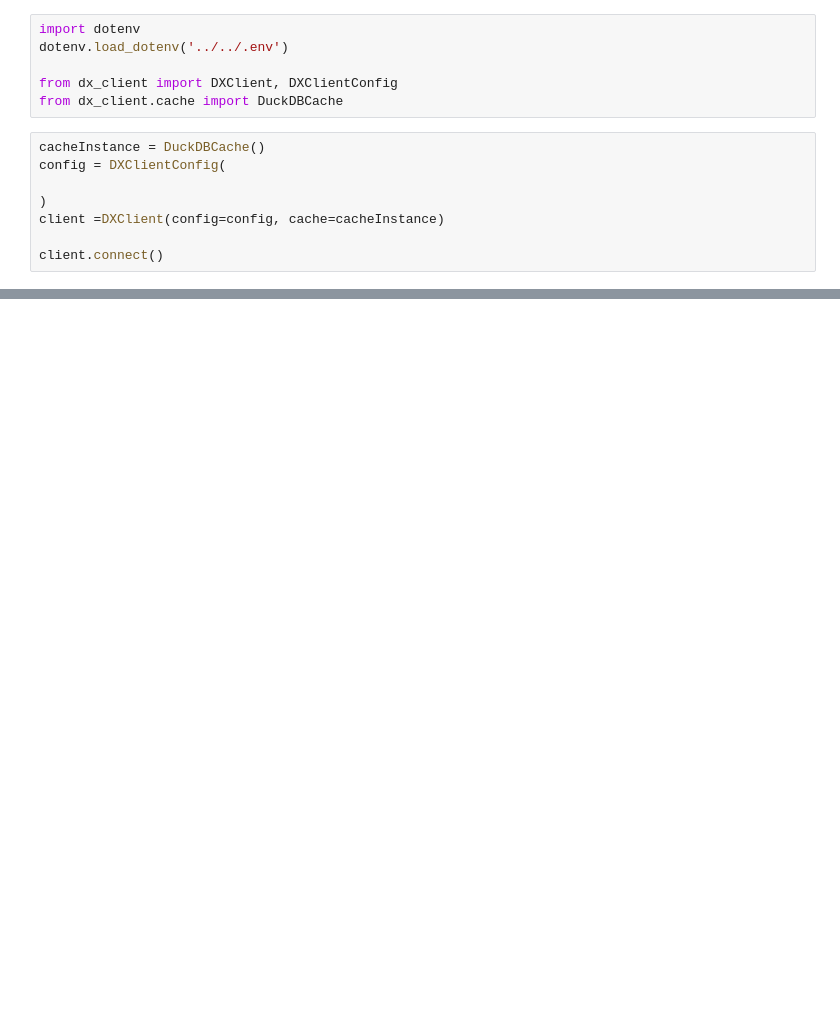
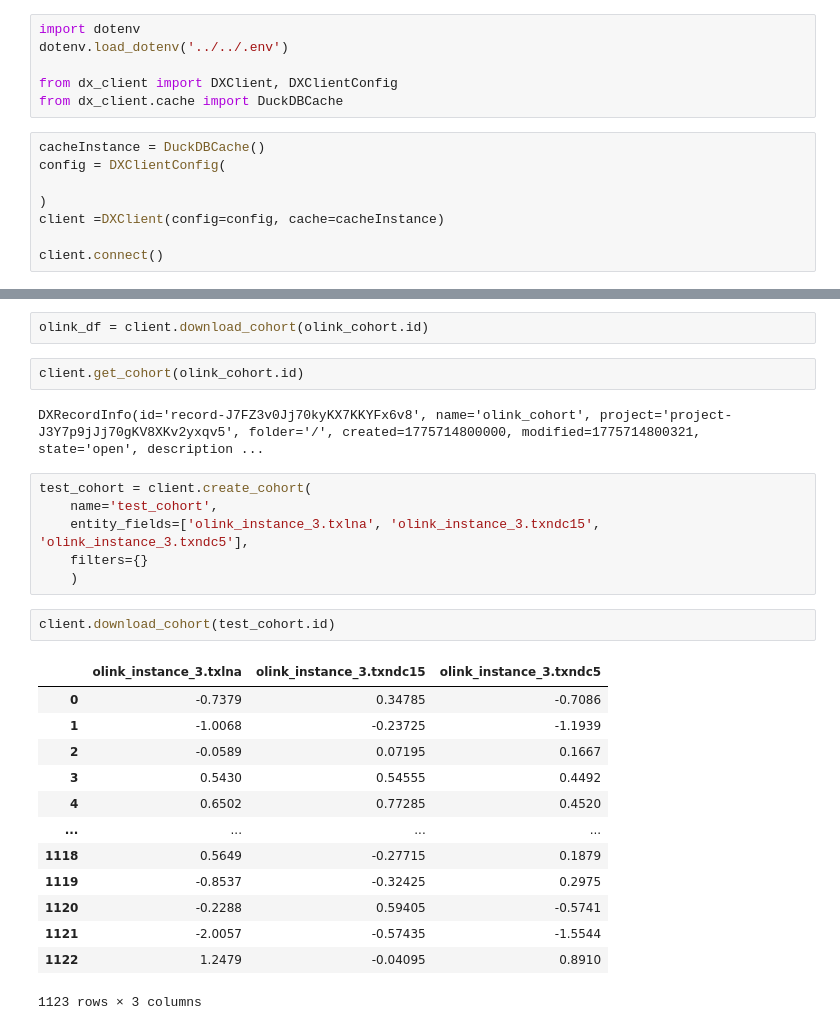
Before and after one commit to wjixiang/MedCross, a Jupyter notebook: replication/protein-phenotype/protein-phenotype-relation-analysis.ipynb, the cells around one changed output, grey strips where cells are left out. Cells and saved outputs as stored; diff of their text form; blank space fills up the shorter version.

```diff
--- a/replication/protein-phenotype/protein-phenotype-relation-analysis.ipynb
+++ b/replication/protein-phenotype/protein-phenotype-relation-analysis.ipynb
@@ -30,0 +174,28 @@ client.get_data_dictionary()
+# %%
+olink_df = client.download_cohort(olink_cohort.id)
+# %%
+client.get_cohort(olink_cohort.id)
+# %% [output]
+DXRecordInfo(id='record-J7FZ3v0Jj70kyKX7KKYFx6v8', name='olink_cohort', project='project-J3Y7p9jJj70gKV8XKv2yxqv5', folder='/', created=1775714800000, modified=1775714800321, state='open', description ...
+# %%
+test_cohort = client.create_cohort(
+    name='test_cohort',
+    entity_fields=['olink_instance_3.txlna', 'olink_instance_3.txndc15', 'olink_instance_3.txndc5'],
+    filters={}
+    )
+# %%
+client.download_cohort(test_cohort.id)
+# %% [output]
+|  | olink_instance_3.txlna | olink_instance_3.txndc15 | olink_instance_3.txndc5 |
+| 0 | -0.7379 | 0.34785 | -0.7086 |
+| 1 | -1.0068 | -0.23725 | -1.1939 |
+| 2 | -0.0589 | 0.07195 | 0.1667 |
+| 3 | 0.5430 | 0.54555 | 0.4492 |
+| 4 | 0.6502 | 0.77285 | 0.4520 |
+| ... | ... | ... | ... |
+| 1118 | 0.5649 | -0.27715 | 0.1879 |
+| 1119 | -0.8537 | -0.32425 | 0.2975 |
+| 1120 | -0.2288 | 0.59405 | -0.5741 |
+| 1121 | -2.0057 | -0.57435 | -1.5544 |
+| 1122 | 1.2479 | -0.04095 | 0.8910 |
+1123 rows × 3 columns
```
Also changed, not shown: parts of 11 cells of this notebook, 12 other files.
